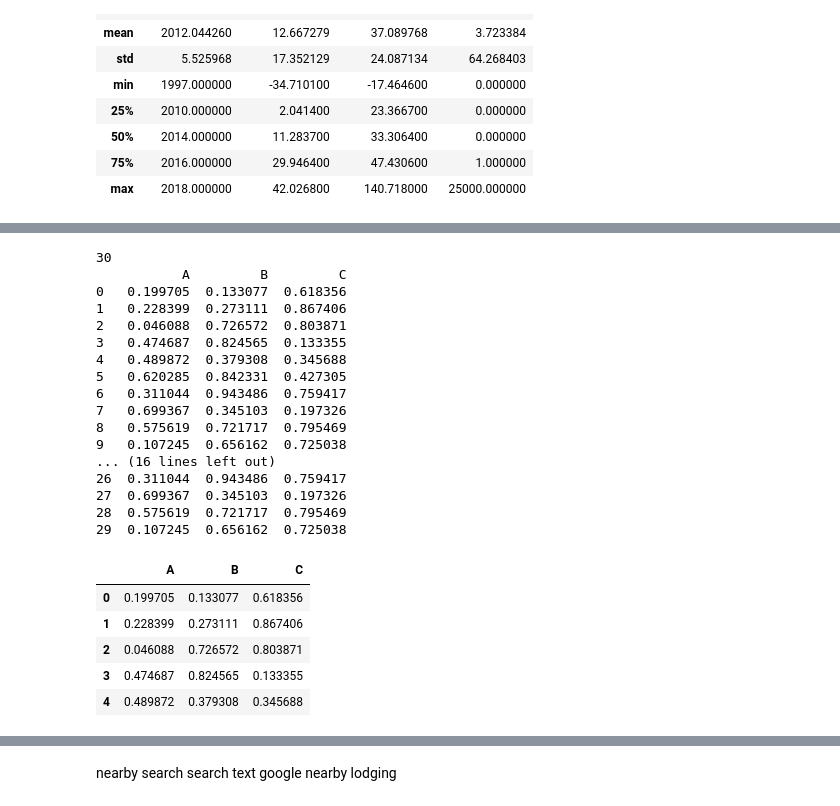
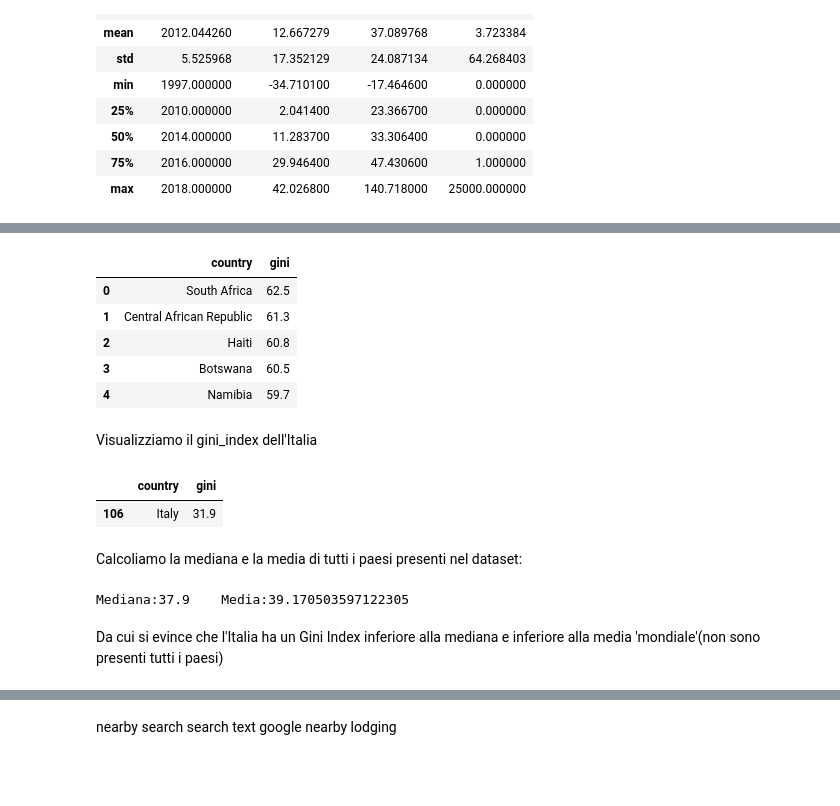
Before and after one commit to loremod/SocialMediaTutorial, a Jupyter notebook: Google Maps API.ipynb, the cells around one changed output, grey strips where cells are left out. Drawn from its saved outputs; the diff is of its cells as text; code cells hidden in the pictures; blank space fills up the shorter version.

```diff
--- a/Google Maps API.ipynb
+++ b/Google Maps API.ipynb
@@ -1065,5 +1080,8 @@ ModuleNotFoundError: No module named 'matplotlib'
 # %%
-violence_df = gmaps.datasets.load_dataset_as_df('acled_africa_by_year')
-print(f"Dimensione dataframe: {len(violence_df)}")
-violence_df.head()
+#SE SI VOLESSERO PROVARE ALTRI DATAFRAME SETTARE 'setAtRuntime' a True
+setAtRuntime = True
+df_name = input("Nome del DataFrame da importare:") if setAtRuntime else 'acled_africa_by_year'
+df = gmaps.datasets.load_dataset_as_df(df_name)
+print(type(df))
+md(f"In totale il dataframe da noi importato ('{df_name}') è composto da {len(df)} osservazioni.")
 # %% [output]
@@ -1112,4 +1155,6 @@ violence_df.describe()
 # %%
-violence_df.sort_values(by='fatalities')
+#Da qui considero obbligatoriamente il dataFrame acled_africa_by_year
+violence_df = gmaps.datasets.load_dataset_as_df('acled_africa_by_year') if setAtRuntime else df
+violence_df.sort_values(by='fatalities',ascending=False,kind="heapsort").head(20)
 # %% [output]
 |  | year | latitude | longitude | fatalities |
@@ -1202,4 +1268,2 @@ plt.show() #mostra il grafico
 # %%
-many_deaths = violence_df[violence_df['fatalities']>1000]
-print(f"Scontri in cui sono morte più di 1000 persone: {len(many_deaths)}\n\n")
-many_deaths.sort_values(by='fatalities', ascending=False).head()
+gini_index = gmaps.datasets.load_dataset_as_df('gini')
@@ -1214,30 +1270,30 @@ Scontri in cui sono morte più di 1000 persone: 78
+# %%
+gini_index.head()
+# %% [output]
+|  | country | gini |
+| 0 | South Africa | 62.5 |
+| 1 | Central African Republic | 61.3 |
+| 2 | Haiti | 60.8 |
+| 3 | Botswana | 60.5 |
+| 4 | Namibia | 59.7 |
+# %% [markdown]
+Visualizziamo il gini_index dell'Italia
 # %%
-
-df = pd.DataFrame({'A':list(np.random.rand(10))*3, 'B':list(np.random.rand(10))*3, 'C':list(np.random.rand(10))*3})
-print(len(df))
-print(df)
-df.head()
+gini_index[gini_index['country']=='Italy']
 # %% [output]
-30
-           A         B         C
-0   0.199705  0.133077  0.618356
-1   0.228399  0.273111  0.867406
-2   0.046088  0.726572  0.803871
-3   0.474687  0.824565  0.133355
-4   0.489872  0.379308  0.345688
-5   0.620285  0.842331  0.427305
-6   0.311044  0.943486  0.759417
-7   0.699367  0.345103  0.197326
-8   0.575619  0.721717  0.795469
-9   0.107245  0.656162  0.725038
-... (16 lines left out)
-26  0.311044  0.943486  0.759417
-27  0.699367  0.345103  0.197326
-28  0.575619  0.721717  0.795469
-29  0.107245  0.656162  0.725038
-|  | A | B | C |
-| 0 | 0.199705 | 0.133077 | 0.618356 |
-| 1 | 0.228399 | 0.273111 | 0.867406 |
-| 2 | 0.046088 | 0.726572 | 0.803871 |
-| 3 | 0.474687 | 0.824565 | 0.133355 |
-| 4 | 0.489872 | 0.379308 | 0.345688 |
+|  | country | gini |
+| 106 | Italy | 31.9 |
+# %% [markdown]
+Calcoliamo la mediana e la media di tutti i paesi presenti nel dataset:
+# %%
+def sopraOsotto(x,y):
+    return "superiore" if x>y else "inferiore"
+
+gini_italy = gini_index[gini_index['country']=='Italy'].iloc[0]['gini'] #iloc permette di selezionare delle righe del dataframe
+median_gini = gini_index['gini'].median()
+avg_gini = gini_index['gini'].mean()
+print(f"Mediana:{median_gini}\tMedia:{avg_gini}")
+md(f"Da cui si evince che l'Italia ha un Gini Index {sopraOsotto(gini_italy,median_gini)} alla mediana e {sopraOsotto(gini_italy,avg_gini)} alla media 'mondiale'(non sono presenti tutti i paesi)")
+# %% [output]
+Mediana:37.9    Media:39.170503597122305
+Da cui si evince che l'Italia ha un Gini Index inferiore alla mediana e inferiore alla media 'mondiale'(non sono presenti tutti i paesi)
```
Also changed, not shown: parts of 60 cells of this notebook.
